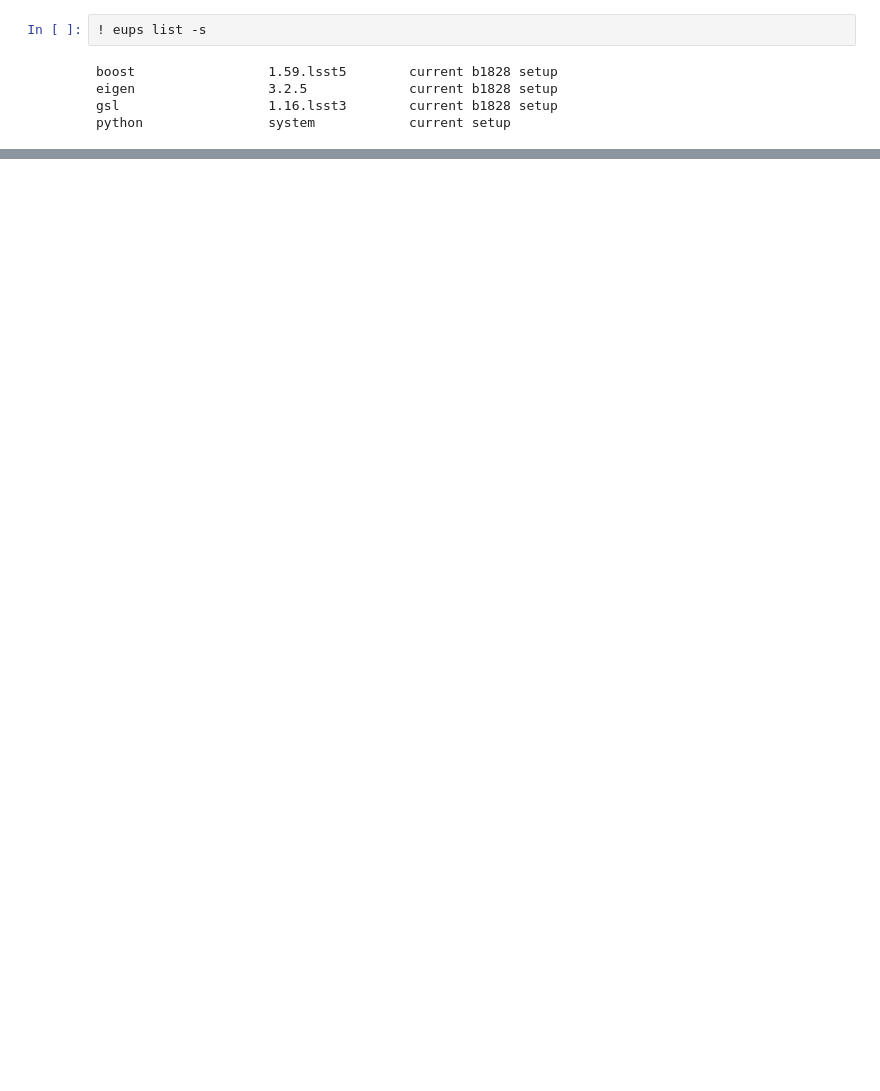
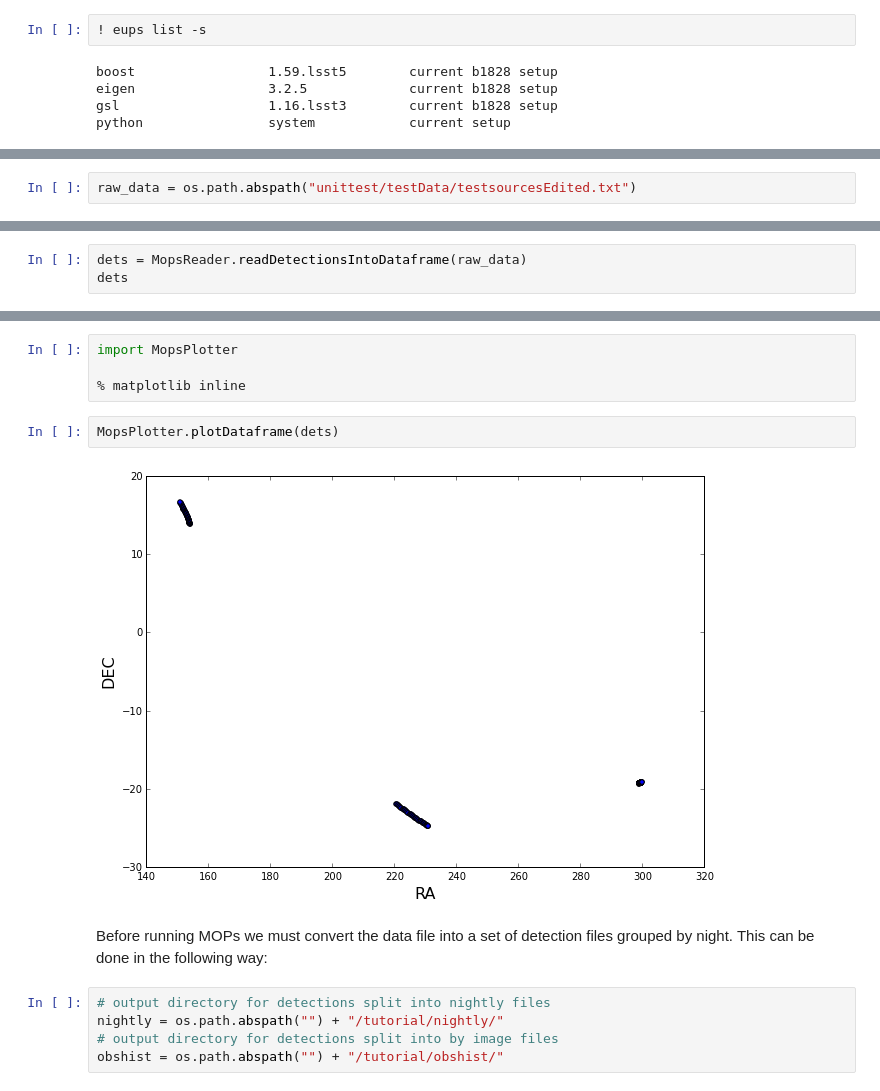
Before and after one commit to moeyensj/NEOsim, a Jupyter notebook: tutorial.ipynb, the cells around one changed output, grey strips where cells are left out. Drawn from its saved outputs; the diff is of its cells as text; blank space fills up the shorter version.

Commit message:
more work on tutorial (installation section complete-ish)

```diff
--- a/tutorial.ipynb
+++ b/tutorial.ipynb
@@ -76,0 +173,2 @@ output_dir =
+# %%
+raw_data = os.path.abspath("unittest/testData/testsourcesEdited.txt")
@@ -76,0 +179,3 @@ output_dir =
+# %%
+dets = MopsReader.readDetectionsIntoDataframe(raw_data)
+dets
@@ -76,0 +202,15 @@ output_dir =
+# %%
+import MopsPlotter
+
+% matplotlib inline
+# %%
+MopsPlotter.plotDataframe(dets)
+# %% [output]
+[figure, added]
+# %% [markdown]
+Before running MOPs we must convert the data file into a set of detection files grouped by night. This can be done in the following way:
+# %%
+# output directory for detections split into nightly files
+nightly = os.path.abspath("") + "/tutorial/nightly/"
+# output directory for detections split into by image files
+obshist = os.path.abspath("") + "/tutorial/obshist/"
```
Also changed, not shown: parts of 38 cells of this notebook.
